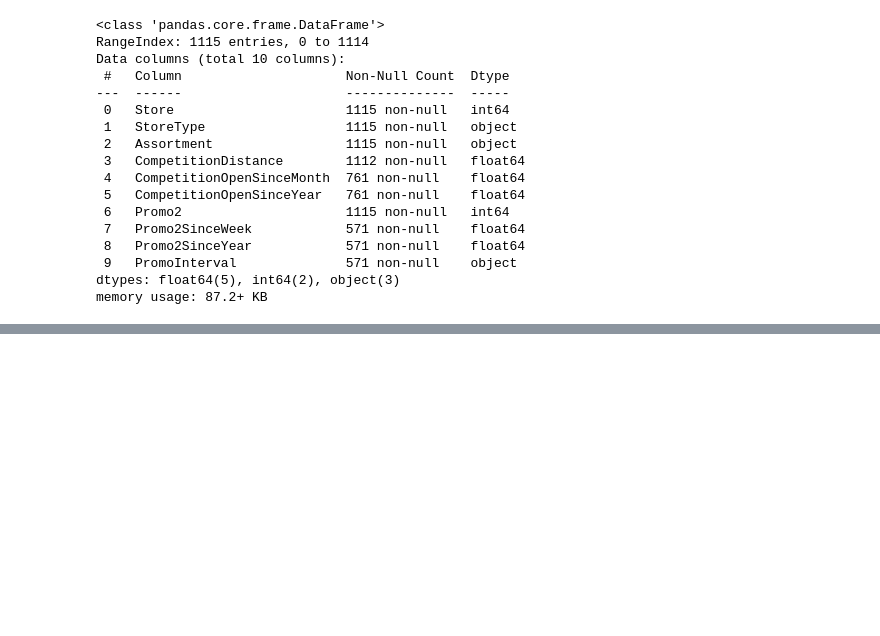
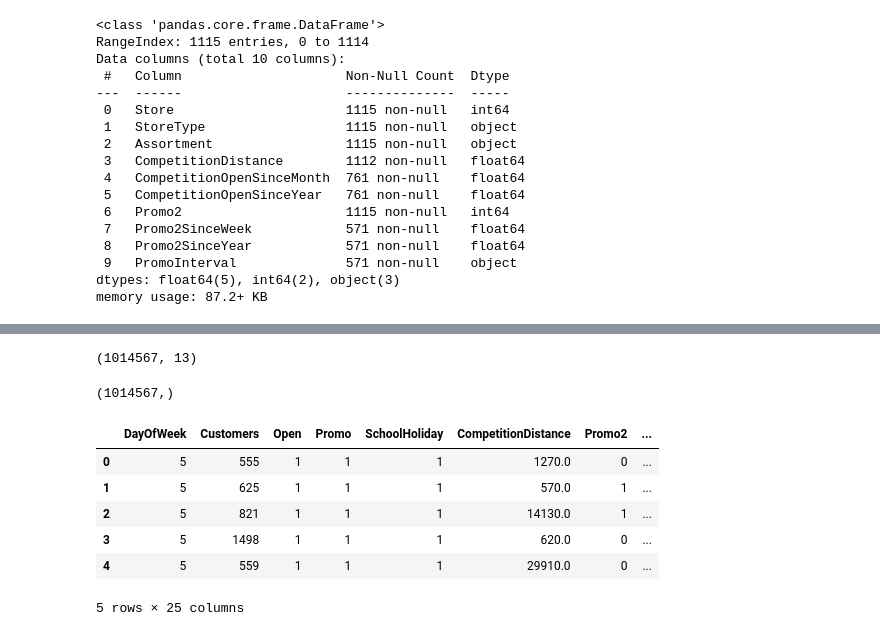
Before and after one commit to MijulSaxena/Retail-Sales-Prediction-Regression-Project, a Jupyter notebook: Capstone_Project_Supervised_ML_Regression_.ipynb, the cells around one changed output, grey strips where cells are left out. Cells and saved outputs as stored; diff of their text form; code cells hidden in the pictures; blank space fills up the shorter version.

```diff
--- a/Capstone_Project_Supervised_ML_Regression_.ipynb
+++ b/Capstone_Project_Supervised_ML_Regression_.ipynb
@@ -276,0 +384,3 @@ plt.show()
+# %%
+data.drop(['CompetitionDate','Promo2Date'], axis= 1, inplace = True)
+data.head()
@@ -276,0 +394,23 @@ plt.show()
+# %%
+features = ['DayOfWeek','Customers','Open','Promo','StateHoliday','SchoolHoliday','StoreType','Assortment','CompetitionDistance','Promo2','PromoInterval','CompetitionDuration','Promo2Duration']
+X = data[features]
+Y = data['Sales']
+# %%
+X.shape
+# %% [output]
+(1014567, 13)
+# %%
+Y.shape
+# %% [output]
+(1014567,)
+# %%
+X = pd.get_dummies(X)
+X.head()
+# %% [output]
+|  | DayOfWeek | Customers | Open | Promo | SchoolHoliday | CompetitionDistance | Promo2 | ... |
+| 0 | 5 | 555 | 1 | 1 | 1 | 1270.0 | 0 | ... |
+| 1 | 5 | 625 | 1 | 1 | 1 | 570.0 | 1 | ... |
+| 2 | 5 | 821 | 1 | 1 | 1 | 14130.0 | 1 | ... |
+| 3 | 5 | 1498 | 1 | 1 | 1 | 620.0 | 0 | ... |
+| 4 | 5 | 559 | 1 | 1 | 1 | 29910.0 | 0 | ... |
+5 rows × 25 columns
```
Also changed, not shown: parts of 48 cells of this notebook.
